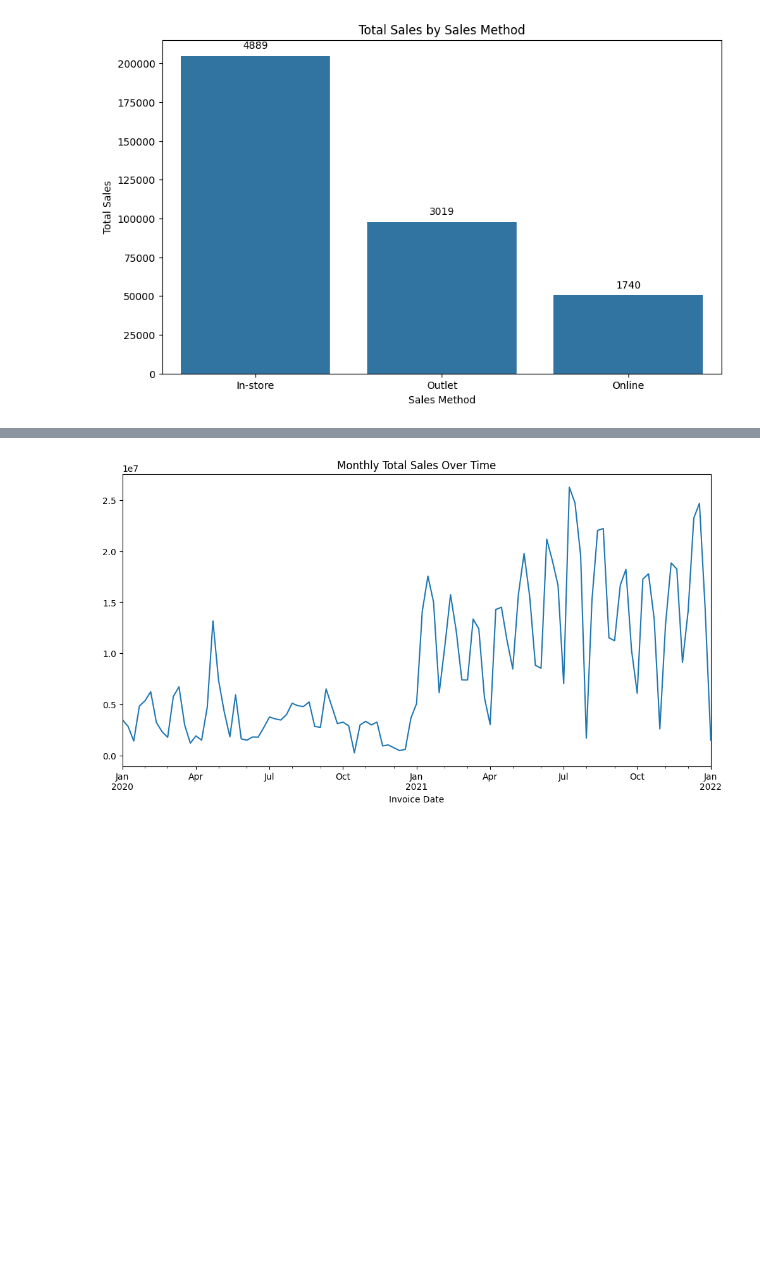
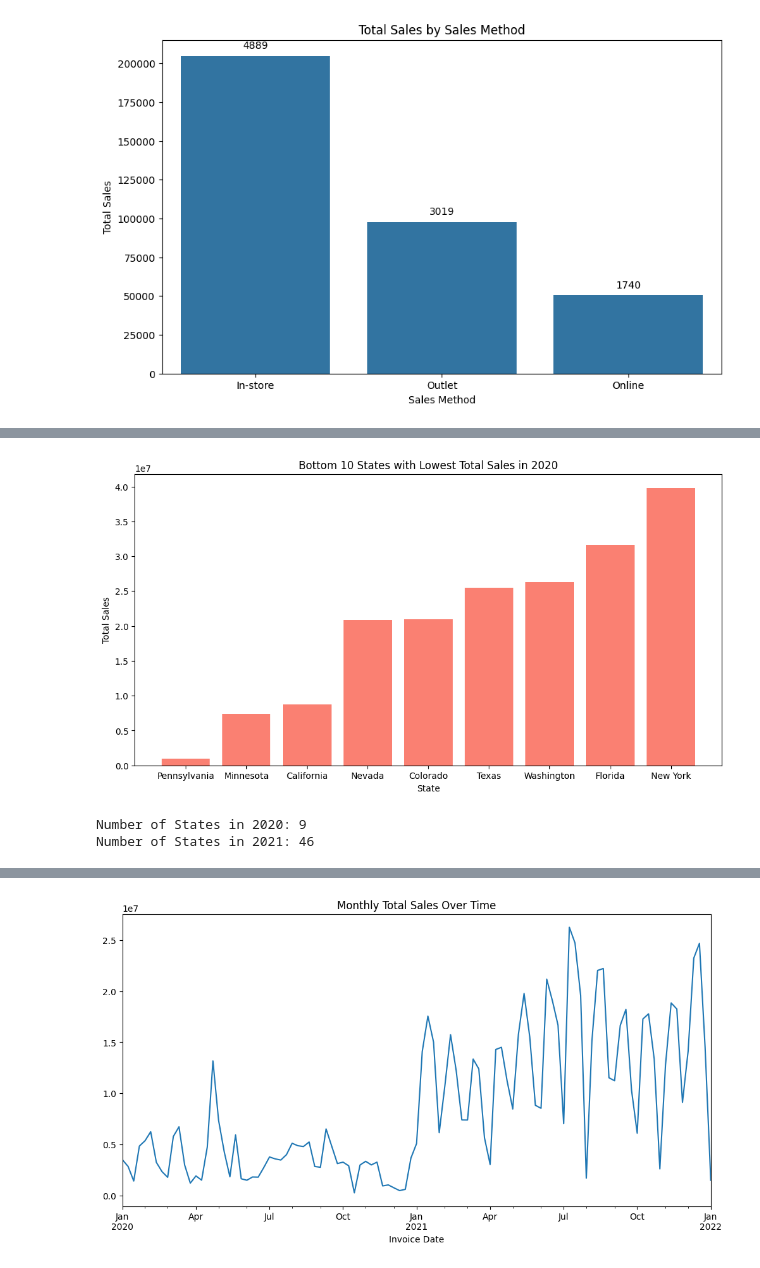
Before and after one commit to delatorrena2016/sql-etl-analytics, a Jupyter notebook: exp.ipynb, the cells around one changed output, grey strips where cells are left out. Drawn from its saved outputs; the diff is of its cells as text; code cells hidden in the pictures; blank space fills up the shorter version.

```diff
--- a/exp.ipynb
+++ b/exp.ipynb
@@ -225,0 +236,70 @@ plt.show()
+# %%
+# Dataset
+df = pd.read_excel("Adidas US Sales Datasets.xlsx", sheet_name="Data Sales Adidas", skiprows=range(4), usecols="B:N")
+
+# Convert 'Invoice Date' to datetime for easier handling
+df['Invoice Date'] = pd.to_datetime(df['Invoice Date'])
+
+# Extract year from 'Invoice Date'
+df['Year'] = df['Invoice Date'].dt.year
+
+# Filter data for the year 2022
+df_2020 = df[df['Year'] == 2020]
+
+# Group by 'State' and calculate total sales
+total_sales_by_state = df_2020.groupby('State')['Total Sales'].sum().reset_index()
+
+# Get the bottom 10 states with the lowest total sales
+bottom_10_states = total_sales_by_state.nsmallest(10, 'Total Sales')
+
+# Plotting a bar chart for the bottom 10 states
+plt.figure(figsize=(12, 6))
+plt.bar(bottom_10_states['State'], bottom_10_states['Total Sales'], color='salmon')
+plt.xlabel('State')
+plt.ylabel('Total Sales')
+plt.title('Bottom 10 States with Lowest Total Sales in 2020')
+plt.show()
+# %% [output]
+[figure, added]
+# %%
+#revisar los valores unicos por year
+
+# Dataset
+df = pd.read_excel("Adidas US Sales Datasets.xlsx", sheet_name="Data Sales Adidas", skiprows=range(4), usecols="B:N")
+
+# Convert 'Invoice Date' to datetime for easier handling
+df['Invoice Date'] = pd.to_datetime(df['Invoice Date'])
+
+# Extract year from 'Invoice Date'
+df['Year'] = df['Invoice Date'].dt.year
+
+# Filter data for the year 2020
+df_2020 = df[df['Year'] == 2020]
+
+# Count the number of unique cities
+city_counts = df_2020['State'].nunique()
+
+# Print the result
+print(f'Number of States in 2020: {city_counts}')
+
+
+# Dataset
+df = pd.read_excel("Adidas US Sales Datasets.xlsx", sheet_name="Data Sales Adidas", skiprows=range(4), usecols="B:N")
+
+# Convert 'Invoice Date' to datetime for easier handling
+df['Invoice Date'] = pd.to_datetime(df['Invoice Date'])
+
+# Extract year from 'Invoice Date'
+df['Year'] = df['Invoice Date'].dt.year
+
+# Filter data for the year 2020
+df_2020 = df[df['Year'] == 2021]
+
+# Count the number of unique cities
+city_counts = df_2020['State'].nunique()
+
+# Print the result
+print(f'Number of States in 2021: {city_counts}')
+# %% [output]
+Number of States in 2020: 9
+Number of States in 2021: 46
```
Also changed, not shown: parts of 21 cells of this notebook.
